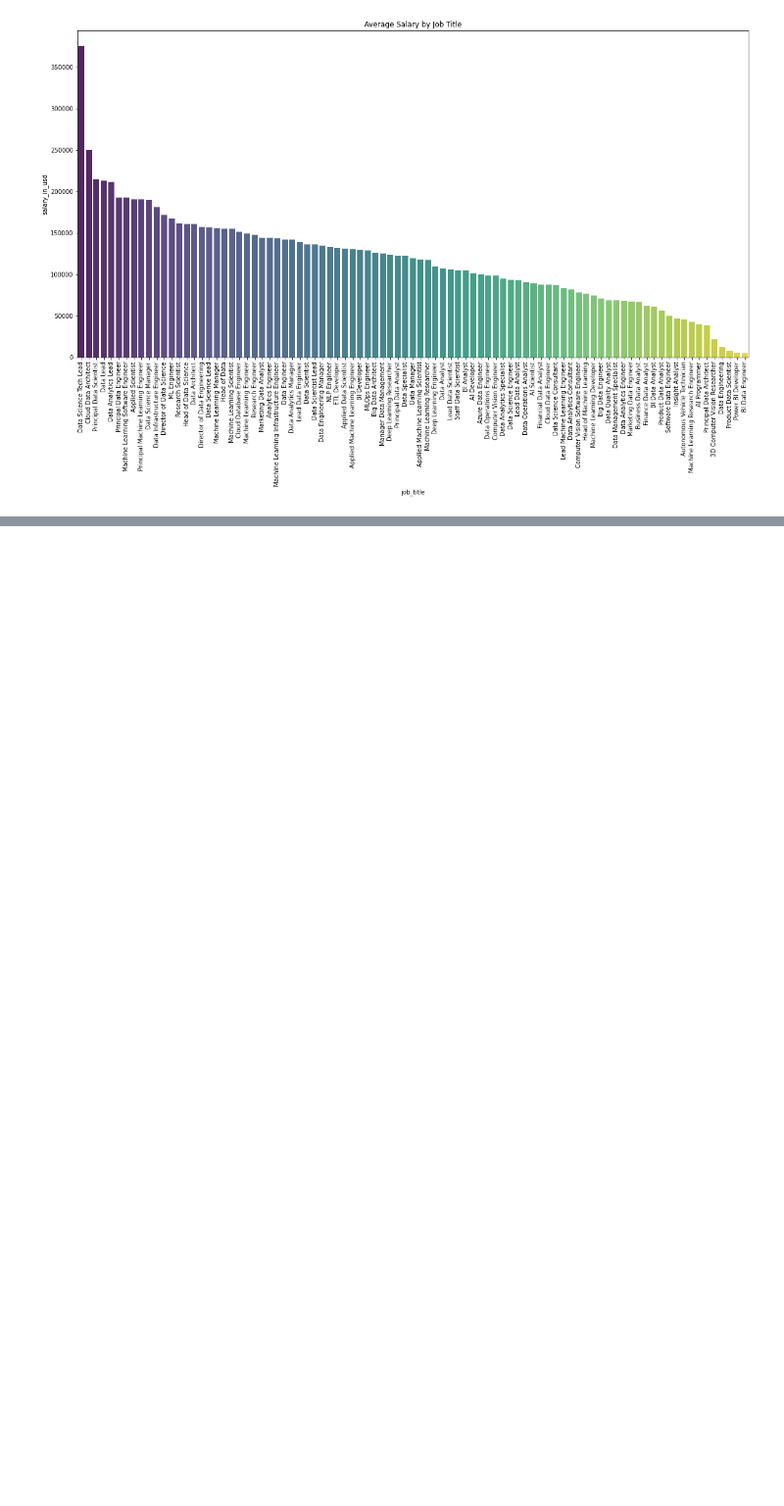
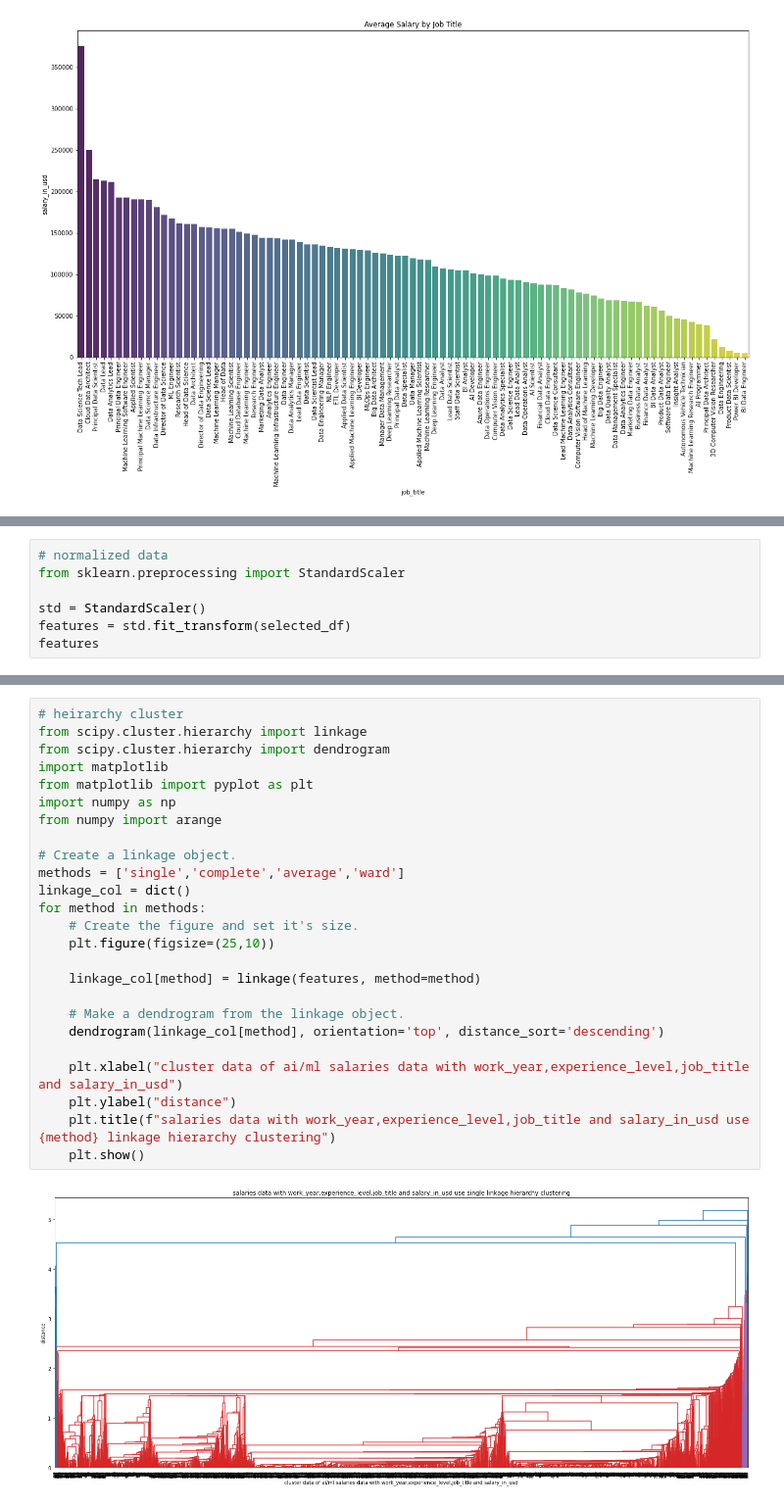
Before and after one commit to sahathat/dataSci, a Jupyter notebook: machineLearning/unsupervised/G7-AL+ML-salaries.ipynb, the cells around one changed output, grey strips where cells are left out. Shown at 98% size. Cells and saved outputs as stored; diff of their text form; blank space fills up the shorter version.

```diff
--- a/machineLearning/unsupervised/G7-AL+ML-salaries.ipynb
+++ b/machineLearning/unsupervised/G7-AL+ML-salaries.ipynb
@@ -241,0 +270,7 @@ plt.show()
+# %%
+# normalized data
+from sklearn.preprocessing import StandardScaler
+
+std = StandardScaler()
+features = std.fit_transform(selected_df)
+features
@@ -241,0 +291,27 @@ plt.show()
+# %%
+# heirarchy cluster
+from scipy.cluster.hierarchy import linkage
+from scipy.cluster.hierarchy import dendrogram
+import matplotlib
+from matplotlib import pyplot as plt
+import numpy as np
+from numpy import arange
+
+# Create a linkage object.
+methods = ['single','complete','average','ward']
+linkage_col = dict()
+for method in methods:
+    # Create the figure and set it's size.
+    plt.figure(figsize=(25,10))
+
+    linkage_col[method] = linkage(features, method=method)
+
+    # Make a dendrogram from the linkage object.
+    dendrogram(linkage_col[method], orientation='top', distance_sort='descending')
+
+    plt.xlabel("cluster data of ai/ml salaries data with work_year,experience_level,job_title and salary_in_usd")
+    plt.ylabel("distance")
+    plt.title(f"salaries data with work_year,experience_level,job_title and salary_in_usd use {method} linkage hierarchy clustering")
+    plt.show()
+# %% [output]
+[figure, added]
```
Also changed, not shown: parts of 8 cells of this notebook.
